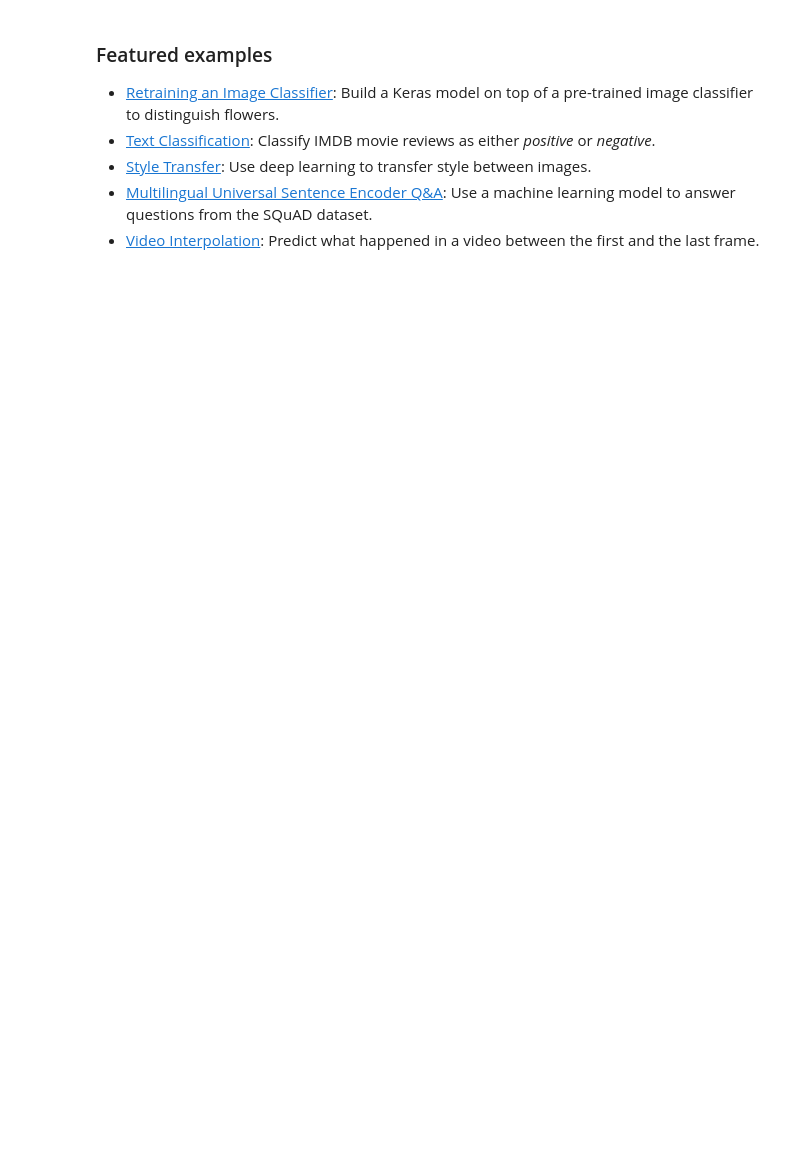
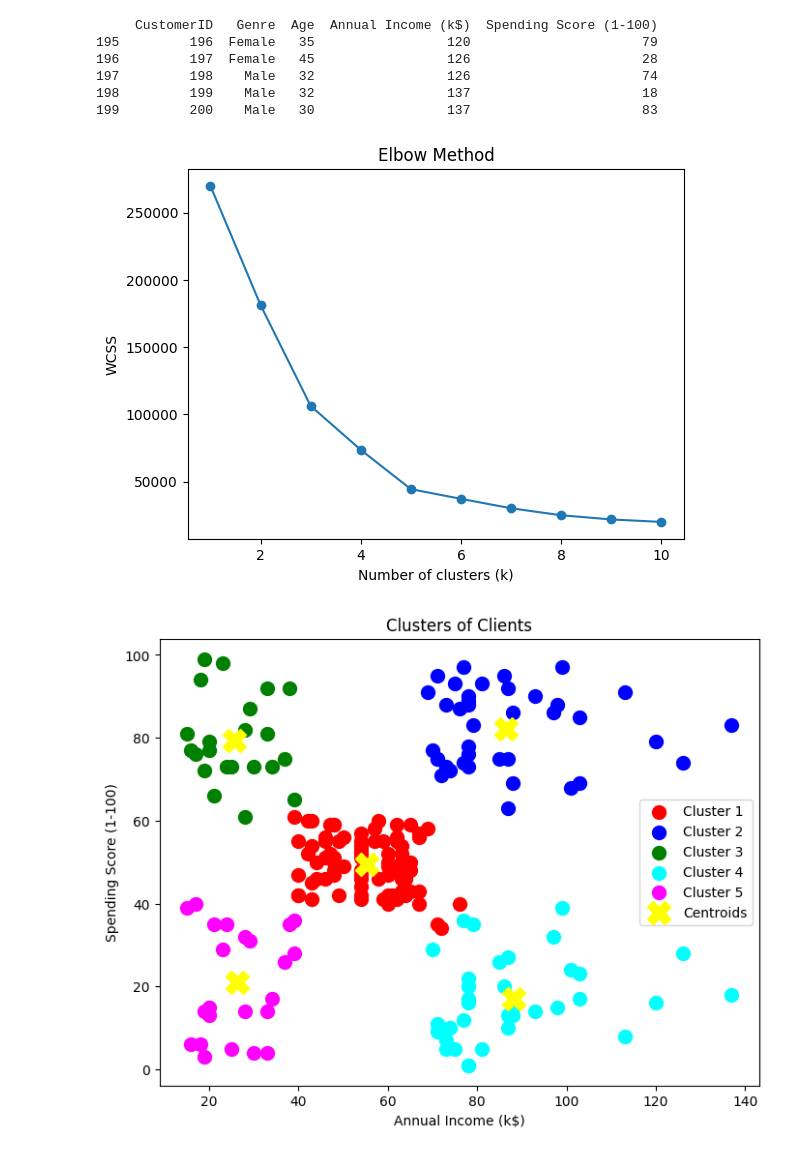
Before and after one commit to Shivaji02356/demo, a Jupyter notebook: Welcome_To_Colab.ipynb, the cells around one changed output. Saved outputs shown, nothing was run; the diff lists cells and outputs as text; code cells hidden in the pictures; blank space fills up the shorter version.

```diff
--- a/Welcome_To_Colab.ipynb
+++ b/Welcome_To_Colab.ipynb
@@ -184,14 +2,0 @@ These are a few of the notebooks related to Machine Learning, including Google's
-# %% [markdown]
-<div class="markdown-google-sans">
-
-<a name="machine-learning-examples"></a>
-
-### Featured examples
-
-</div>
-
-- [Retraining an Image Classifier](https://tensorflow.org/hub/tutorials/tf2_image_retraining): Build a Keras model on top of a pre-trained image classifier to distinguish flowers.
-- [Text Classification](https://tensorflow.org/hub/tutorials/tf2_text_classification): Classify IMDB movie reviews as either *positive* or *negative*.
-- [Style Transfer](https://tensorflow.org/hub/tutorials/tf2_arbitrary_image_stylization): Use deep learning to transfer style between images.
-- [Multilingual Universal Sentence Encoder Q&A](https://tensorflow.org/hub/tutorials/retrieval_with_tf_hub_universal_encoder_qa): Use a machine learning model to answer questions from the SQuAD dataset.
-- [Video Interpolation](https://tensorflow.org/hub/tutorials/tweening_conv3d): Predict what happened in a video between the first and the last frame.
@@ -197,0 +25,55 @@ These are a few of the notebooks related to Machine Learning, including Google's
+# %%
+import numpy as np
+import pandas as pd
+import matplotlib.pyplot as plt
+from sklearn.cluster import KMeans
+
+# Load dataset
+df = pd.read_csv("/content/Mall_Customers.csv")
+print(df.tail())
+
+# Select features: Annual Income & Spending Score
+X = df.iloc[:, [3, 4]].values
+
+# Step 1: Elbow Method to find optimal k
+wcss = []
+for i in range(1, 11):
+    kmeans = KMeans(n_clusters=i, init='k-means++', random_state=42, n_init=10)
+    kmeans.fit(X)
+    wcss.append(kmeans.inertia_)
+
+plt.plot(range(1, 11), wcss, marker='o')
+plt.title("Elbow Method")
+plt.xlabel("Number of clusters (k)")
+plt.ylabel("WCSS")
+plt.show()
+
+# Step 2: Train K-Means with optimal k (say k=5)
+kmeans = KMeans(n_clusters=5, init='k-means++', random_state=42, n_init=10)
+y_pred = kmeans.fit_predict(X)
+
+# Step 3: Visualize clusters
+plt.figure(figsize=(8,6))
+colors = ['red', 'blue', 'green', 'cyan', 'magenta']
+for i in range(5):
+    plt.scatter(X[y_pred == i, 0], X[y_pred == i, 1],
+                s=100, c=colors[i], label=f'Cluster {i+1}')
+
+# Plot centroids
+plt.scatter(kmeans.cluster_centers_[:,0], kmeans.cluster_centers_[:,1],
+            s=300, c='yellow', marker='X', label='Centroids')
+
+plt.title('Clusters of Clients')
+plt.xlabel('Annual Income (k$)')
+plt.ylabel('Spending Score (1-100)')
+plt.legend()
+plt.show()
+# %% [output]
+     CustomerID   Genre  Age  Annual Income (k$)  Spending Score (1-100)
+195         196  Female   35                 120                      79
+196         197  Female   45                 126                      28
+197         198    Male   32                 126                      74
+198         199    Male   32                 137                      18
+199         200    Male   30                 137                      83
+[figure, added]
+[figure, added]
```
Also changed, not shown: parts of 19 cells of this notebook.
